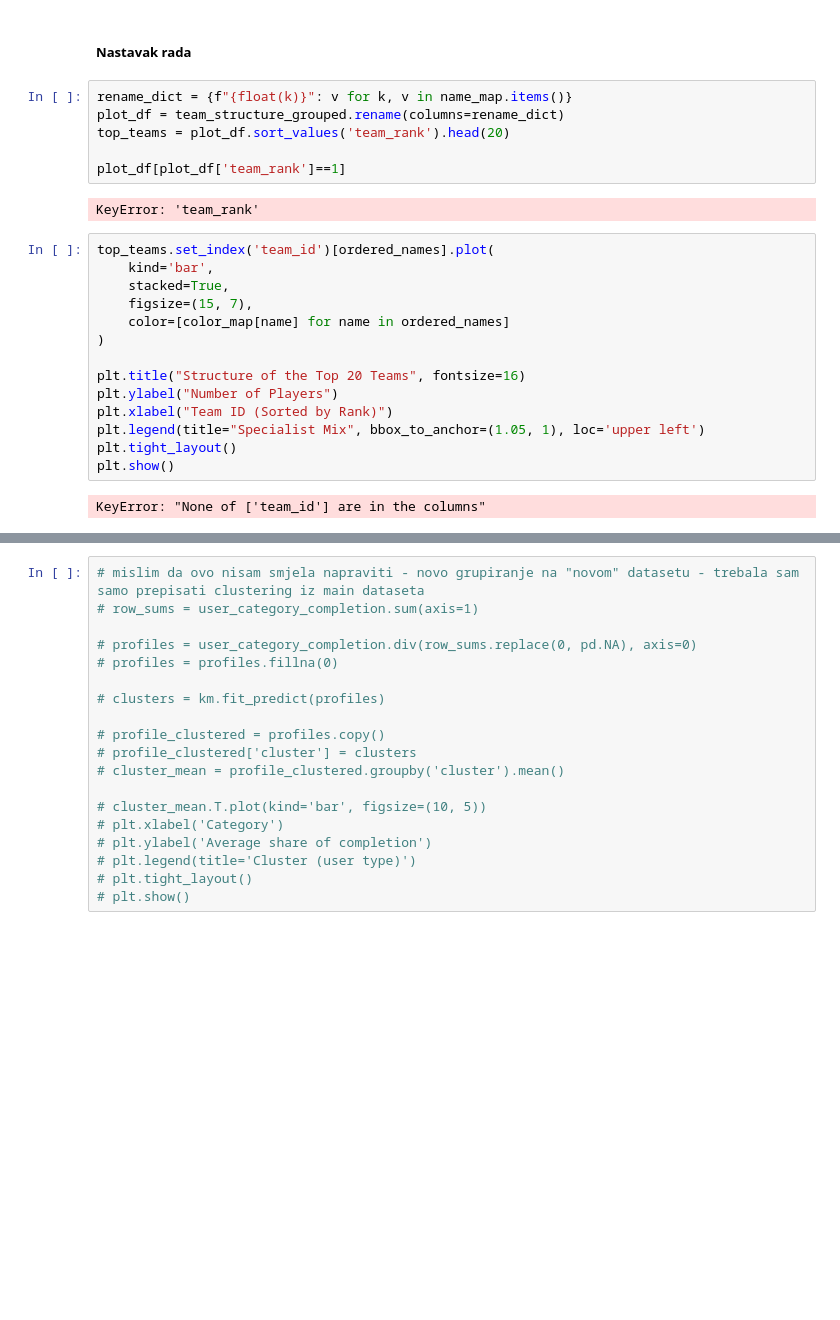
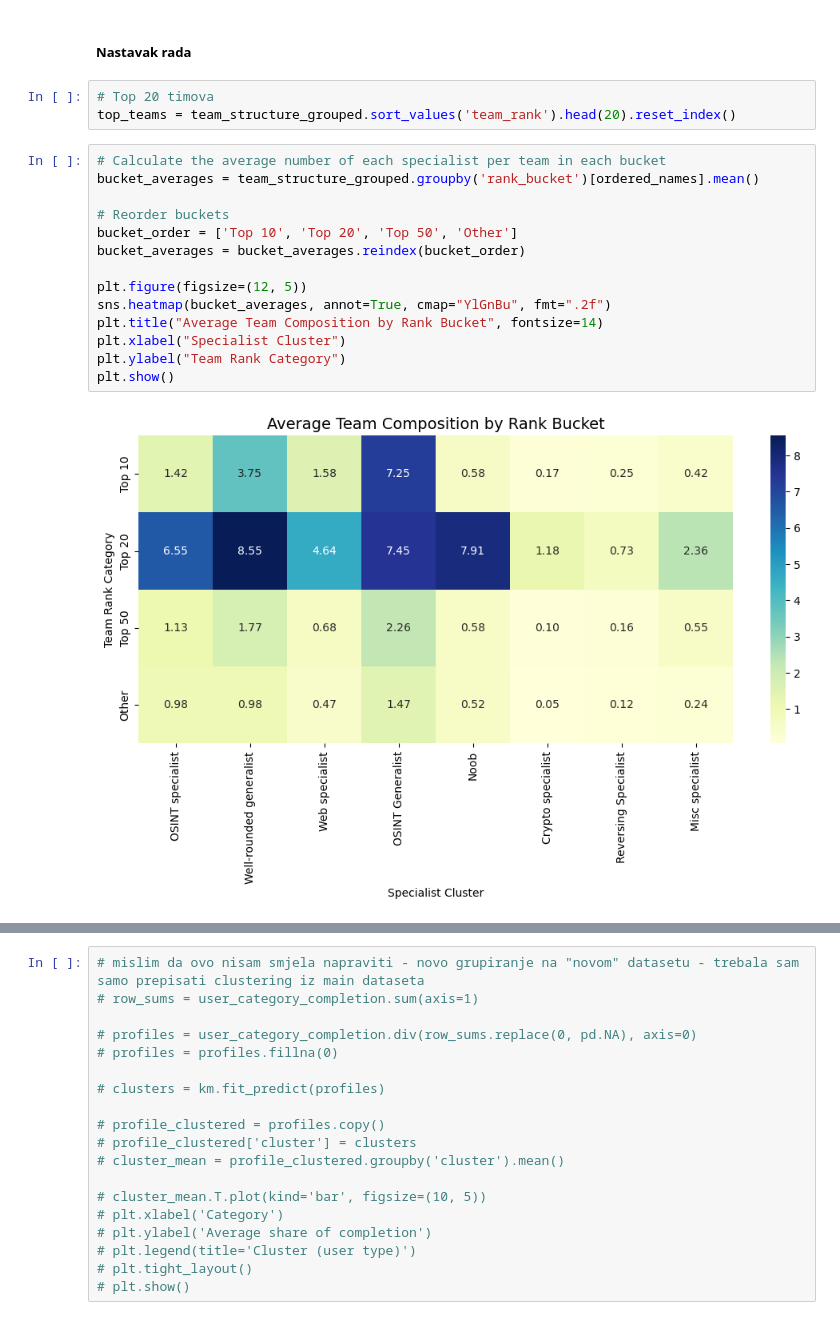
Before and after one commit to dfili/DIPRAD, a Jupyter notebook: HTB/htb_analiza.ipynb, the cells around one changed output, grey strips where cells are left out. Drawn from its saved outputs; the diff is of its cells as text; blank space fills up the shorter version.

```diff
--- a/HTB/htb_analiza.ipynb
+++ b/HTB/htb_analiza.ipynb
@@ -1055,26 +1077,21 @@ Prikupila sam preko apija nedostajućih 11 timova na rangovima 1-9 i dodani su u
 # %% [markdown]
 ##### Nastavak rada
 # %%
-rename_dict = {f"{float(k)}": v for k, v in name_map.items()}
-plot_df = team_structure_grouped.rename(columns=rename_dict)
-top_teams = plot_df.sort_values('team_rank').head(20)
-
-plot_df[plot_df['team_rank']==1]
+# Top 20 timova
+top_teams = team_structure_grouped.sort_values('team_rank').head(20).reset_index()
-# %% [output]
-KeyError: 'team_rank'
-# %%
-top_teams.set_index('team_id')[ordered_names].plot(
-    kind='bar',
-    stacked=True,
-    figsize=(15, 7),
-    color=[color_map[name] for name in ordered_names]
-)
-
-plt.title("Structure of the Top 20 Teams", fontsize=16)
-plt.ylabel("Number of Players")
-plt.xlabel("Team ID (Sorted by Rank)")
-plt.legend(title="Specialist Mix", bbox_to_anchor=(1.05, 1), loc='upper left')
-plt.tight_layout()
-plt.show()
-# %% [output]
-KeyError: "None of ['team_id'] are in the columns"
+# %%
+# Calculate the average number of each specialist per team in each bucket
+bucket_averages = team_structure_grouped.groupby('rank_bucket')[ordered_names].mean()
+
+# Reorder buckets
+bucket_order = ['Top 10', 'Top 20', 'Top 50', 'Other']
+bucket_averages = bucket_averages.reindex(bucket_order)
+
+plt.figure(figsize=(12, 5))
+sns.heatmap(bucket_averages, annot=True, cmap="YlGnBu", fmt=".2f")
+plt.title("Average Team Composition by Rank Bucket", fontsize=14)
+plt.xlabel("Specialist Cluster")
+plt.ylabel("Team Rank Category")
+plt.show()
+# %% [output]
+[figure, added]
```
Also changed, not shown: parts of 30 cells of this notebook.
